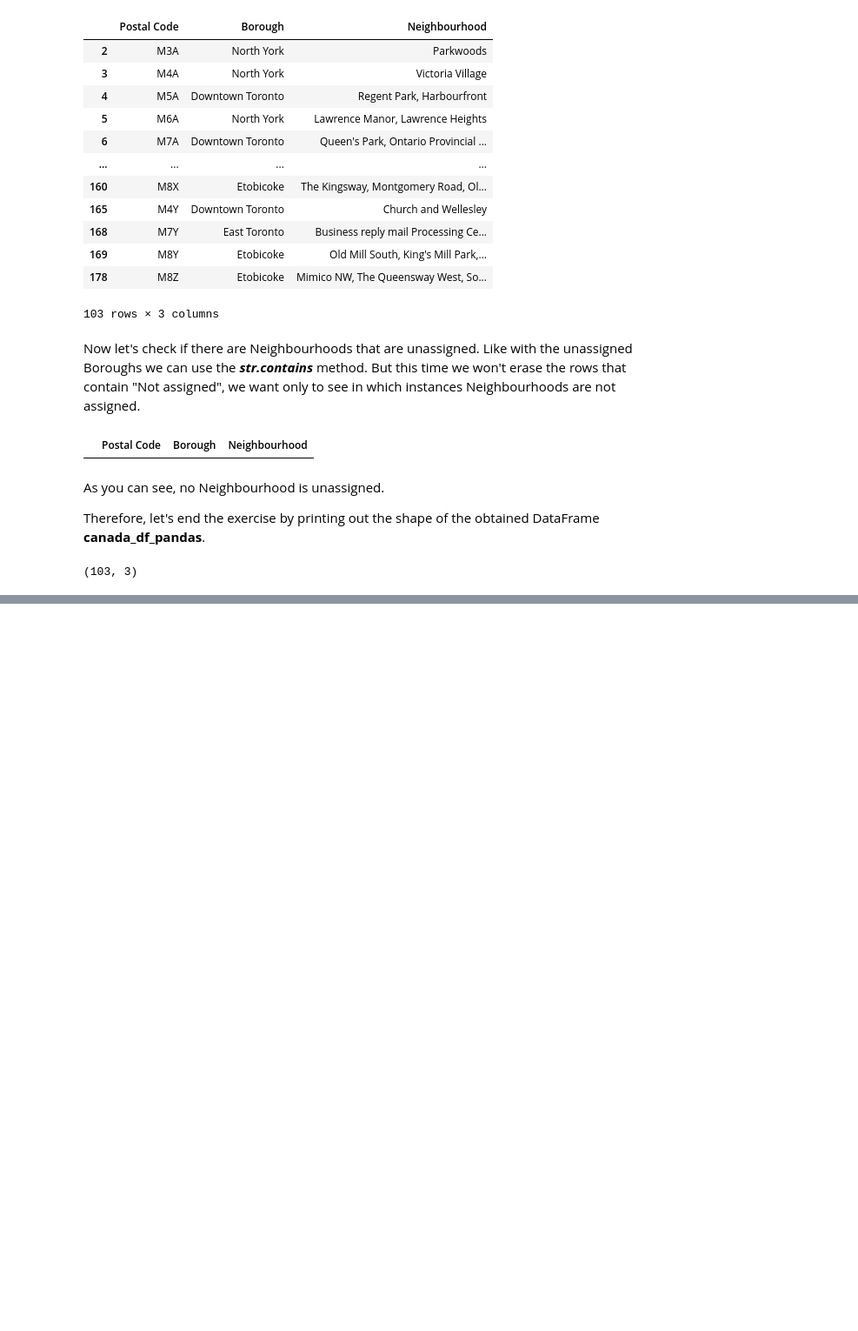
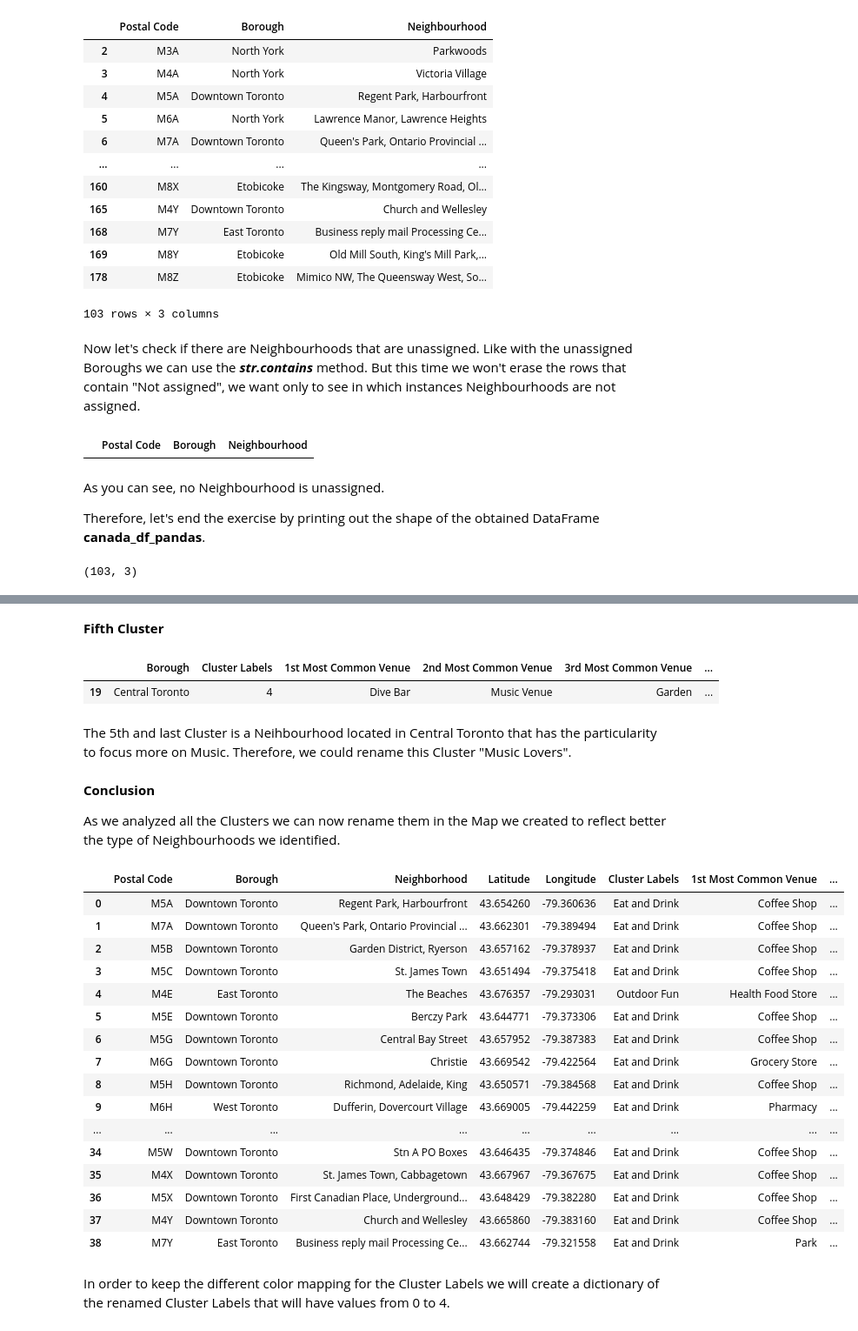
Before and after one commit to ArnaudBorrens/Battle-of-the-Neighbourhoods, a Jupyter notebook: Pyhton_Scripts/Battle of the Neighborhoods.ipynb, the cells around one changed output, grey strips where cells are left out. Shown: that part at 87% size. Drawn from its saved outputs; the diff is of its cells as text; code cells hidden in the pictures; blank space fills up the shorter version.

Commit message:
Finalize the 3rd week assignment (Foursquare API, Clustering, Analyzing).

```diff
--- a/Pyhton_Scripts/Battle of the Neighborhoods.ipynb
+++ b/Pyhton_Scripts/Battle of the Neighborhoods.ipynb
@@ -300,0 +693,6 @@ print(canada_df_pandas.shape)
+# %%
+def return_most_common_venues(row, num_top_venues):
+    row_categories = row.iloc[1:]
+    row_categories_sorted = row_categories.sort_values(ascending=False)
+
+    return row_categories_sorted.index.values[0:num_top_venues]
@@ -300,0 +733,11 @@ print(canada_df_pandas.shape)
+# %%
+# set number of clusters
+kclusters = 5
+
+toronto_grouped_clustering = toronto_grouped.drop('Neighborhood', 1)
+
+# run k-means clustering
+kmeans = KMeans(n_clusters=kclusters, random_state=0).fit(toronto_grouped_clustering)
+
+# check cluster labels generated for each row in the dataframe
+kmeans.labels_[0:10]
@@ -300,0 +748,10 @@ print(canada_df_pandas.shape)
+# %%
+# add clustering labels
+neighborhoods_venues_sorted.insert(0, 'Cluster Labels', kmeans.labels_)
+
+toronto_merged = toronto_data
+
+# merge toronto_grouped with toronto_data to add latitude/longitude for each neighborhood
+toronto_merged = toronto_merged.join(neighborhoods_venues_sorted.set_index('Neighborhood'), on='Neighborhood')
+
+toronto_merged.head()
@@ -300,0 +850,39 @@ print(canada_df_pandas.shape)
+# %% [markdown]
+**Fifth Cluster**
+# %%
+toronto_merged.loc[toronto_merged['Cluster Labels'] == 4, toronto_merged.columns[[1] + list(range(5, toronto_merged.shape[1]))]]
+# %% [output]
+|  | Borough | Cluster Labels | 1st Most Common Venue | 2nd Most Common Venue | 3rd Most Common Venue | ... |
+| 19 | Central Toronto | 4 | Dive Bar | Music Venue | Garden | ... |
+# %% [markdown]
+The 5th and last Cluster is a Neihbourhood located in Central Toronto that has the particularity to focus more on Music. Therefore, we could rename this Cluster "Music Lovers".
+# %% [markdown]
+**Conclusion**
+
+As we analyzed all the Clusters we can now rename them in the Map we created to reflect better the type of Neighbourhoods we identified.
+# %%
+new_cluster_names = ('Eat and Drink', 'Outdoor Fun', 'Nature & Swim', 'Nature, Fit & Eat', 'Music Lovers')
+# %%
+toronto_merged['Cluster Labels'].replace({0: new_cluster_names[0], 1: new_cluster_names[1], 2: new_cluster_names[2], 3: new_cluster_names[3], 4: new_cluster_names[4]}, inplace = True)
+
+toronto_merged
+# %% [output]
+|  | Postal Code | Borough | Neighborhood | Latitude | Longitude | Cluster Labels | 1st Most Common Venue | ... |
+| 0 | M5A | Downtown Toronto | Regent Park, Harbourfront | 43.654260 | -79.360636 | Eat and Drink | Coffee Shop | ... |
+| 1 | M7A | Downtown Toronto | Queen's Park, Ontario Provincial ... | 43.662301 | -79.389494 | Eat and Drink | Coffee Shop | ... |
+| 2 | M5B | Downtown Toronto | Garden District, Ryerson | 43.657162 | -79.378937 | Eat and Drink | Coffee Shop | ... |
+| 3 | M5C | Downtown Toronto | St. James Town | 43.651494 | -79.375418 | Eat and Drink | Coffee Shop | ... |
+| 4 | M4E | East Toronto | The Beaches | 43.676357 | -79.293031 | Outdoor Fun | Health Food Store | ... |
+| 5 | M5E | Downtown Toronto | Berczy Park | 43.644771 | -79.373306 | Eat and Drink | Coffee Shop | ... |
+| 6 | M5G | Downtown Toronto | Central Bay Street | 43.657952 | -79.387383 | Eat and Drink | Coffee Shop | ... |
+| 7 | M6G | Downtown Toronto | Christie | 43.669542 | -79.422564 | Eat and Drink | Grocery Store | ... |
+| 8 | M5H | Downtown Toronto | Richmond, Adelaide, King | 43.650571 | -79.384568 | Eat and Drink | Coffee Shop | ... |
+| 9 | M6H | West Toronto | Dufferin, Dovercourt Village | 43.669005 | -79.442259 | Eat and Drink | Pharmacy | ... |
+| ... | ... | ... | ... | ... | ... | ... | ... | ... |
+| 34 | M5W | Downtown Toronto | Stn A PO Boxes | 43.646435 | -79.374846 | Eat and Drink | Coffee Shop | ... |
+| 35 | M4X | Downtown Toronto | St. James Town, Cabbagetown | 43.667967 | -79.367675 | Eat and Drink | Coffee Shop | ... |
+| 36 | M5X | Downtown Toronto | First Canadian Place, Underground... | 43.648429 | -79.382280 | Eat and Drink | Coffee Shop | ... |
+| 37 | M4Y | Downtown Toronto | Church and Wellesley | 43.665860 | -79.383160 | Eat and Drink | Coffee Shop | ... |
+| 38 | M7Y | East Toronto | Business reply mail Processing Ce... | 43.662744 | -79.321558 | Eat and Drink | Park | ... |
+# %% [markdown]
+In order to keep the different color mapping for the Cluster Labels we will create a dictionary of the renamed Cluster Labels that will have values from 0 to 4.
```
Also changed, not shown: parts of 68 cells of this notebook.
